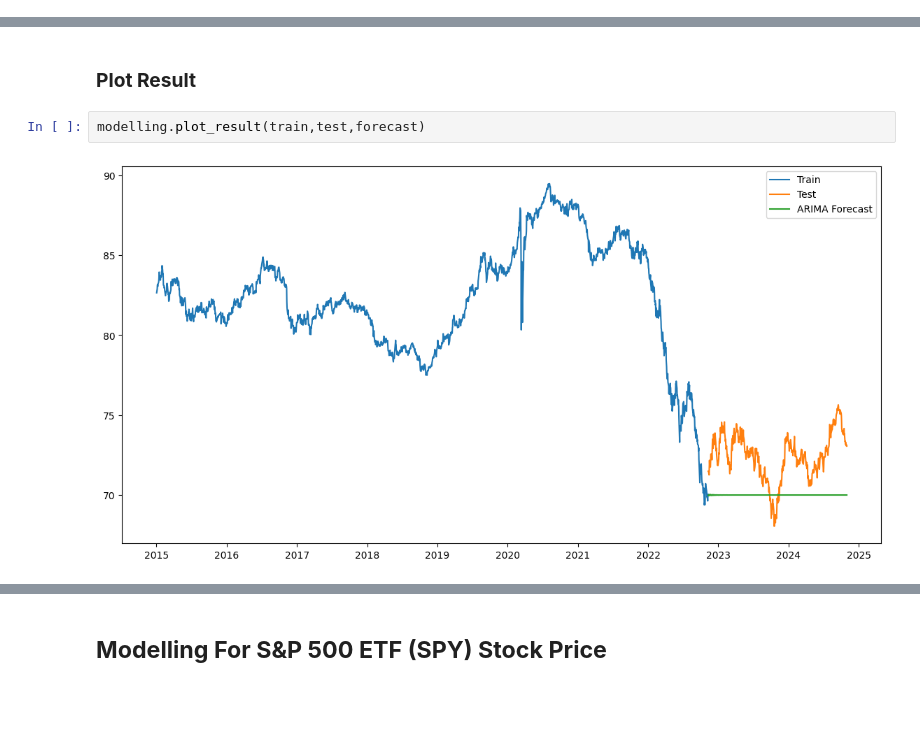
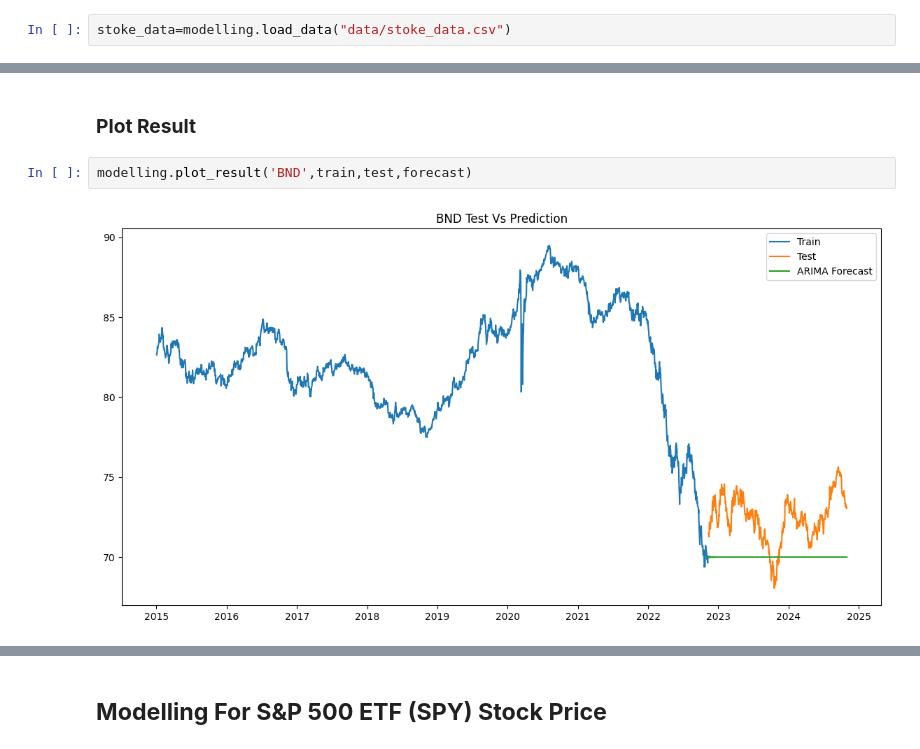
Before and after one commit to wolderufael/Time-Series-Forecasting-for-Portfolio-Management-Optimization, a Jupyter notebook: notebook/ARIMA_model.ipynb, the cells around one changed output, grey strips where cells are left out. Cells and saved outputs as stored; diff of their text form; blank space fills up the shorter version.

```diff
--- a/notebook/ARIMA_model.ipynb
+++ b/notebook/ARIMA_model.ipynb
@@ -23,3 +20,5 @@ stoke_data=pd.read_csv("data/stoke_data.csv")
+# %%
+stoke_data=modelling.load_data("data/stoke_data.csv")
 # %% [markdown]
 ## **Modelling For Tesla(TSLA) Stock Price**
 # %% [markdown]
@@ -118,6 +117,6 @@ Mean Absolute Percentage Error (MAPE): 3.5267683599151236 %
 # %% [markdown]
 ### **Plot Result**
 # %%
-modelling.plot_result(train,test,forecast)
+modelling.plot_result('BND',train,test,forecast)
 # %% [output]
-[figure, old version]
+[figure, new version]
```
Also changed, not shown: parts of 19 cells of this notebook, 4 other files.
